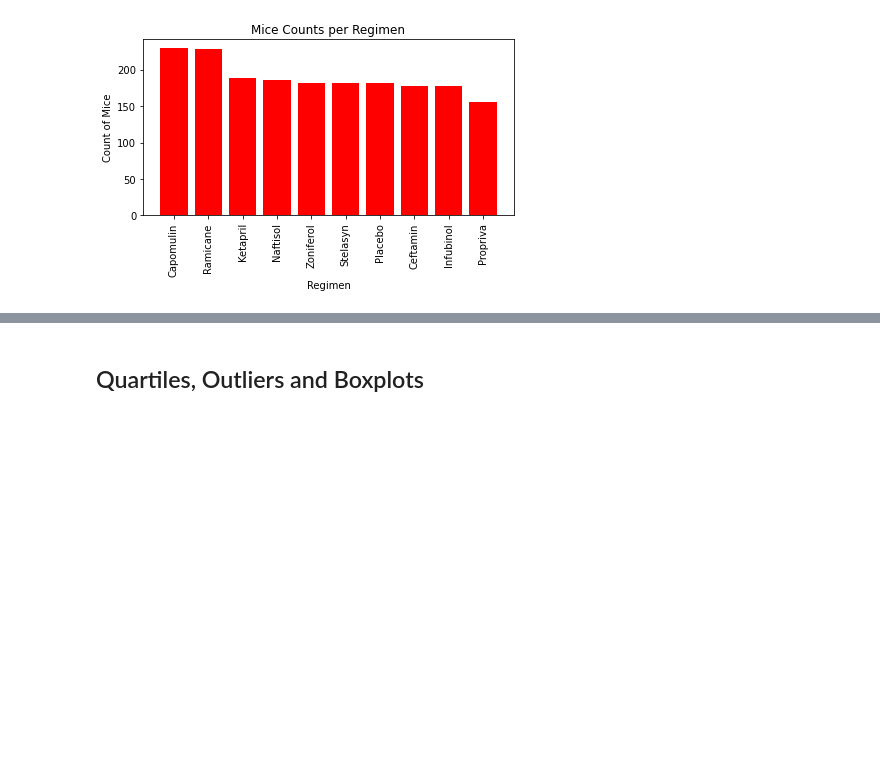
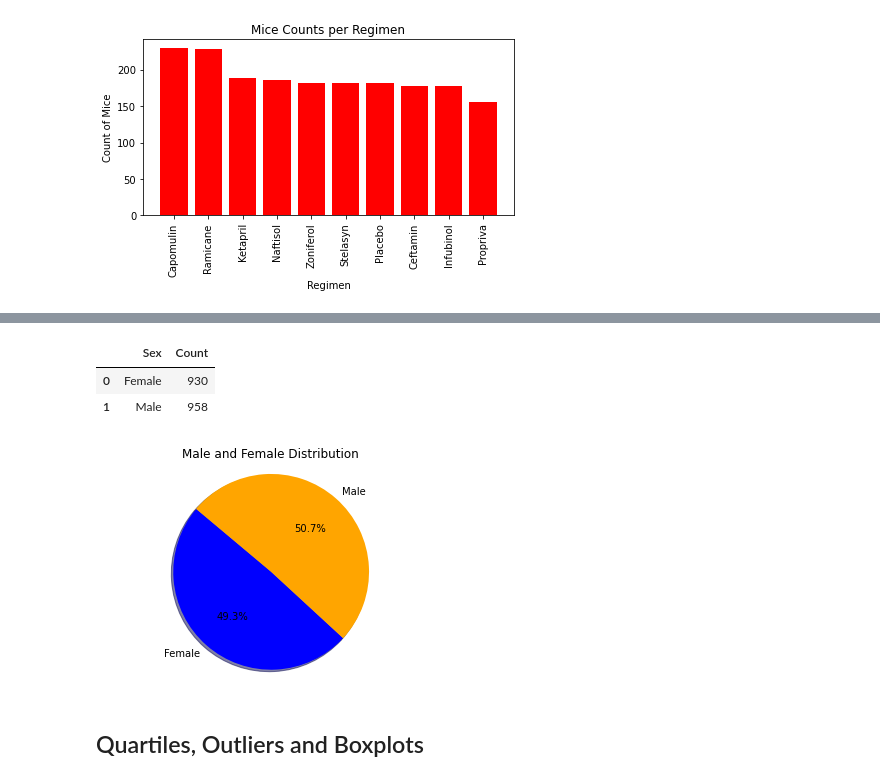
Before and after one commit to jeodaysju/plot-challenge, a Jupyter notebook: pymaceuticals_starter.ipynb, the cells around one changed output, grey strips where cells are left out. Drawn from its saved outputs; the diff is of its cells as text; code cells hidden in the pictures; blank space fills up the shorter version.

```diff
--- a/pymaceuticals_starter.ipynb
+++ b/pymaceuticals_starter.ipynb
@@ -214,3 +229,30 @@ plt.show()
+# %%
+# The index can be reset to provide index numbers based on the new rankings.
+new_index_df = gender_cnts_df.reset_index(drop=False)
+# %% [output]
+|  | Sex | Count |
+| 0 | Female | 930 |
+| 1 | Male | 958 |
+# %%
+# Use Pyplot to generate a pie plot showing the distribution of female versus male mice
+
+##  Note: this plot will be identical to the one that uses Pandas
+
+# The colors of each section of the pie chart
+colors = ["blue", "orange"]
+
+# Creates the pie chart based upon the values above
+# Automatically finds the percentages of each part of the pie chart
+plt.pie(new_index_df["Count"], labels=new_index_df["Sex"], colors=colors,
+        autopct="%1.1f%%", shadow=True, startangle=140)
+
+
+# Tells matplotlib that we want a pie chart with equal axes (if starts to look like an oval)
+plt.title('Male and Female Distribution')
+plt.axis('equal')
+plt.show()
+# %% [output]
+[figure, added]
 # %% [markdown]
 ## Quartiles, Outliers and Boxplots
 # %%
```
Also changed, not shown: parts of 3 cells of this notebook.
